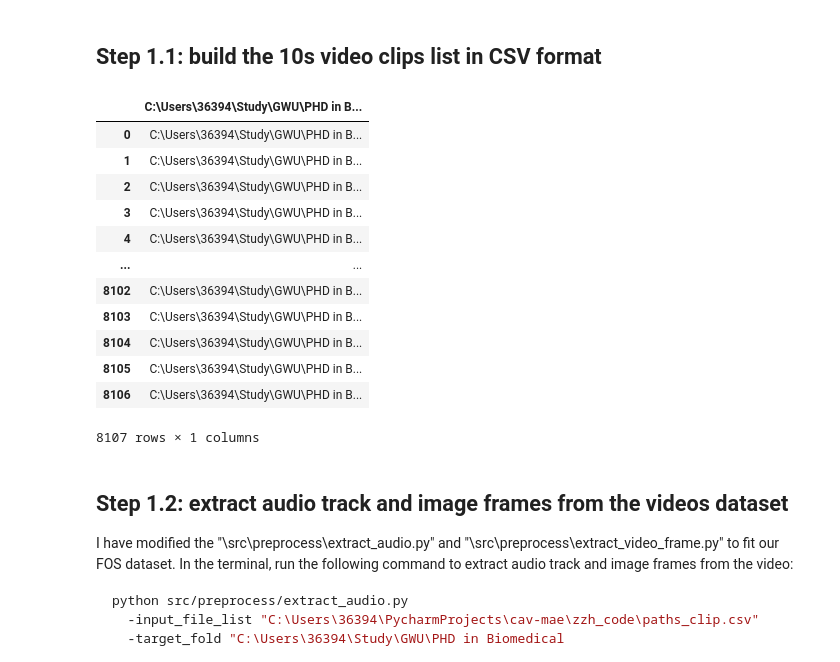
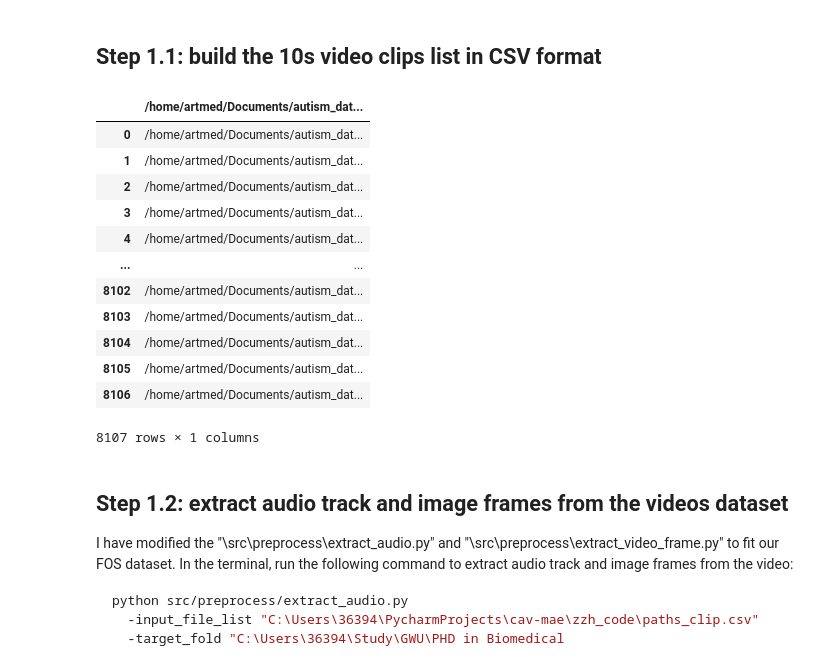
Before and after one commit to zzhao-98/cav-mae, a Jupyter notebook: zzh_code/pre_process_data.ipynb, the cells around one changed output. Drawn from its saved outputs; the diff is of its cells as text; code cells hidden in the pictures.

```diff
--- a/zzh_code/pre_process_data.ipynb
+++ b/zzh_code/pre_process_data.ipynb
@@ -12,24 +12,24 @@ import pandas as pd
 import os
 from ast import literal_eval
 # %%
-df_10s = pd.read_csv(r'10s_av_clips_with_labels.csv')
+df_10s = pd.read_csv(r'~/PycharmProjects/cav-mae/10s_av_clips_with_labels.csv')
 df_paths_clip = pd.DataFrame([os.path.normpath(path) for path in df_10s['path'].values], columns=['path'])
 df_paths_clip.to_csv('paths_clip.csv', header=False, index=False)
 df_paths_clip = pd.read_csv('paths_clip.csv')
 df_paths_clip
 # %% [output]
-|  | C:\Users\36394\Study\GWU\PHD in B... |
-| 0 | C:\Users\36394\Study\GWU\PHD in B... |
-| 1 | C:\Users\36394\Study\GWU\PHD in B... |
-| 2 | C:\Users\36394\Study\GWU\PHD in B... |
-| 3 | C:\Users\36394\Study\GWU\PHD in B... |
-| 4 | C:\Users\36394\Study\GWU\PHD in B... |
+|  | /home/artmed/Documents/autism_dat... |
+| 0 | /home/artmed/Documents/autism_dat... |
+| 1 | /home/artmed/Documents/autism_dat... |
+| 2 | /home/artmed/Documents/autism_dat... |
+| 3 | /home/artmed/Documents/autism_dat... |
+| 4 | /home/artmed/Documents/autism_dat... |
 | ... | ... |
-| 8102 | C:\Users\36394\Study\GWU\PHD in B... |
-| 8103 | C:\Users\36394\Study\GWU\PHD in B... |
-| 8104 | C:\Users\36394\Study\GWU\PHD in B... |
-| 8105 | C:\Users\36394\Study\GWU\PHD in B... |
-| 8106 | C:\Users\36394\Study\GWU\PHD in B... |
+| 8102 | /home/artmed/Documents/autism_dat... |
+| 8103 | /home/artmed/Documents/autism_dat... |
+| 8104 | /home/artmed/Documents/autism_dat... |
+| 8105 | /home/artmed/Documents/autism_dat... |
+| 8106 | /home/artmed/Documents/autism_dat... |
 8107 rows × 1 columns
 # %% [markdown]
 ## Step 1.2: extract audio track and image frames from the videos dataset
```
Also changed, not shown: parts of 6 cells of this notebook, 1 other file.
